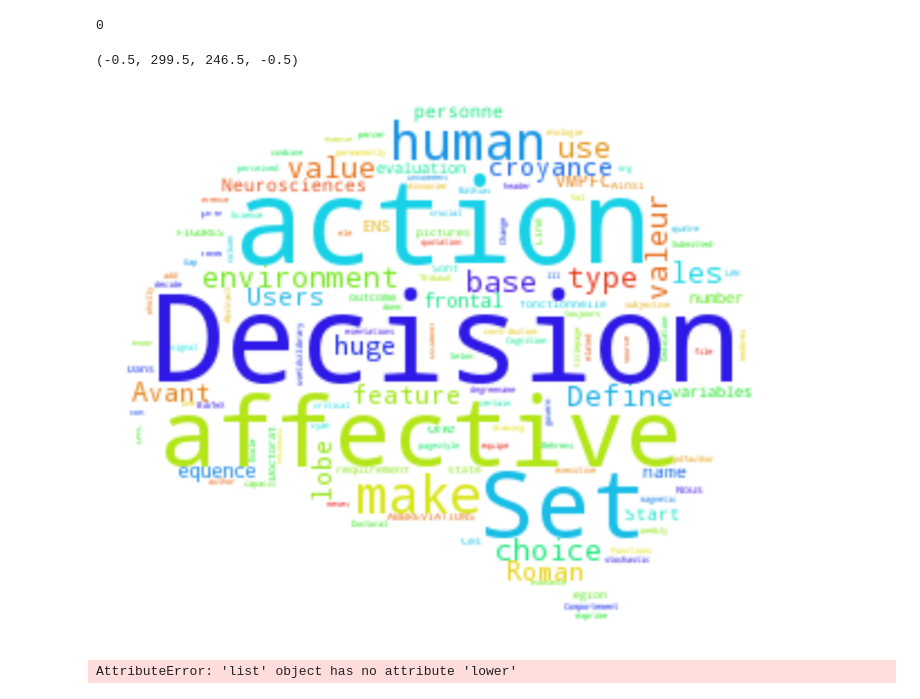
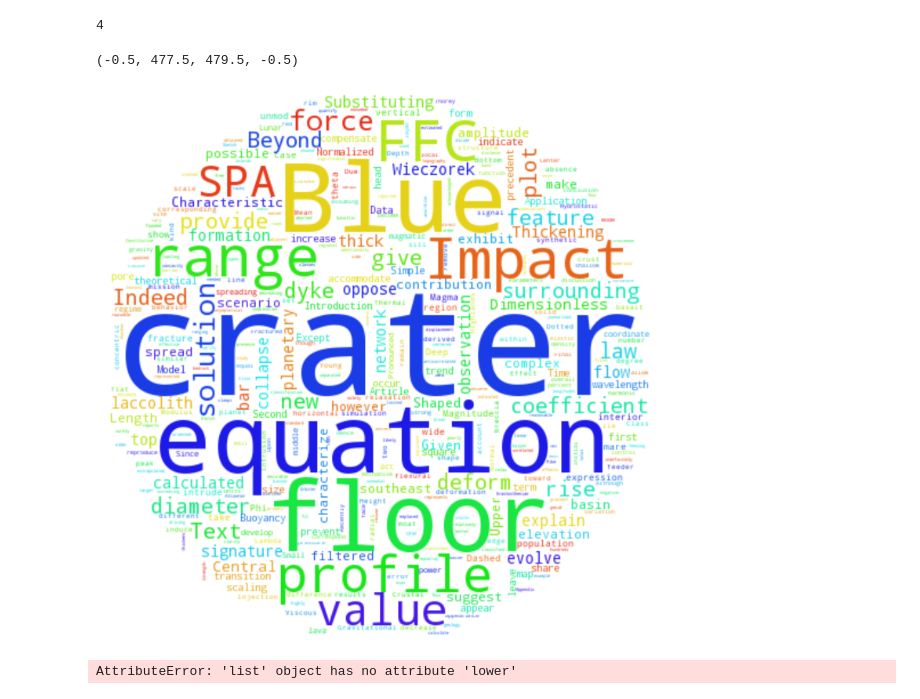
Before and after one commit to cthorey/Manuscript, a Jupyter notebook: notebook/Word_Bag.ipynb, the cells around one changed output. Cells and saved outputs as stored; diff of their text form; code cells hidden in the pictures.

```diff
--- a/notebook/Word_Bag.ipynb
+++ b/notebook/Word_Bag.ipynb
@@ -27,7 +28,7 @@ def WordCloudT(Chap,NameWC):
         FilterWord += ['write','Set','PACKAGES','Doctoral','Avant','logo','chapter','Template','template','APPENDICES']
         FilterWord += ['vfill','chapters','reference','pages','Define','setting','delta','represent','dominate','follow']
         FilterWord += ['enhance','cool','affect','depend','finally','variable','DELTA','figure','leur','result','section']
-        FilterWord += ['tables','contents','latex']
+        FilterWord += ['tables','contents','latex','compare']
         word = [f for f in tokenizer.tokenize(text.read()) if len(f)>2]
         wordf = filter(lambda x:x.lower() not in FilterWord,word)
         wordf = filter(lambda x:x.isalpha(),wordf)
@@ -37,7 +38,7 @@ def WordCloudT(Chap,NameWC):
     fo.write("\n".join(list(set(word_final))))
     fo.close()
 
-    mask = imread(path.join(Root,'Figure','WordCloud',"cerveau.jpg"))
+    mask = imread(os.path.join(Root,'Figure','WordCloud',"Boule.jpg"))
     wc = WordCloud(background_color="white", max_words=2000, mask=mask,
                    stopwords=STOPWORDS.add("chocolat"))
     # generate word cloud
@@ -47,14 +48,14 @@ def WordCloudT(Chap,NameWC):
     wc.to_file(os.path.join(Root,NameWC))
     return wc
 # %%
-Im = WordCloudT([Marion],'Marion.png')
-plt.figure(figsize=(50,50))
+Im = WordCloudT([chap5,chap6],'Marion.png')
+plt.figure(figsize=(25,25))
 plt.imshow(Im)
 plt.axis('off')
 # %% [output]
-0
+4
-(-0.5, 299.5, 246.5, -0.5)
+(-0.5, 477.5, 479.5, -0.5)
-[figure, old version]
+[figure, new version]
 # %%
 ['Laccolith'].lower()
 # %% [output]
```
Also changed, not shown: parts of 3 cells of this notebook, 41 other files.
